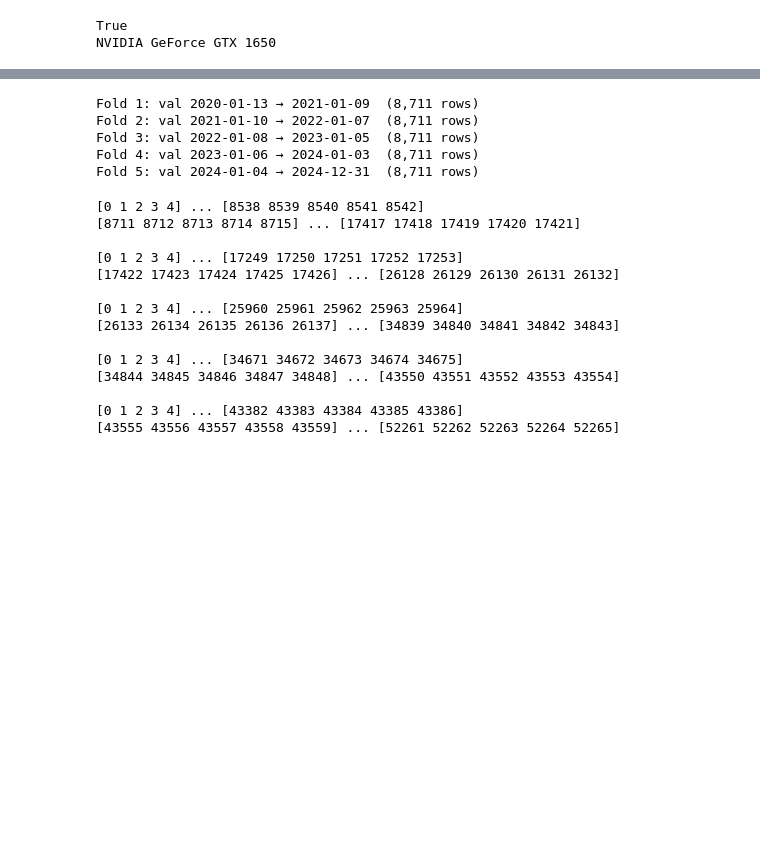
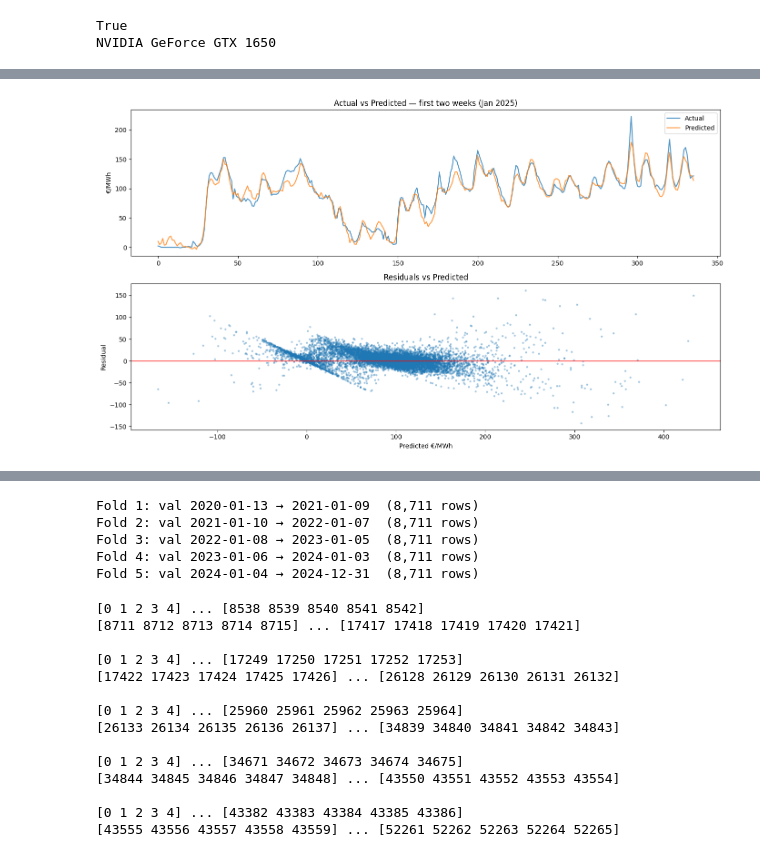
Before and after one commit to Ati-PK/WattWise, a Jupyter notebook: notebooks/Modeling_Josip.ipynb, the cells around one changed output, grey strips where cells are left out. Cells and saved outputs as stored; diff of their text form; code cells hidden in the pictures; blank space fills up the shorter version.

```diff
--- a/notebooks/Modeling_Josip.ipynb
+++ b/notebooks/Modeling_Josip.ipynb
@@ -155,0 +230,15 @@ Linear Regression 22.378702 15.507908  0.802476
+# %%
+LOW_IMPORTANCE_DROP = [
+    'is_peak_hour',        # importance = 1
+    'is_crisis_period',    # importance = 7
+    'is_hol_or_week',      # importance = 16
+]
+
+feature_cols_v2 = [c for c in feature_cols if c not in LOW_IMPORTANCE_DROP]
+
+X_train_v2 = X_train[feature_cols_v2]
+X_test_v2  = X_test[feature_cols_v2]
+
+lgbm_v2 = LGBMRegressor(n_estimators=300, random_state=42, device='gpu', verbose=-1)
+lgbm_v2.fit(X_train_v2, y_train)
+results.append(evaluate_model('LightGBM v2 (pruned)', y_test, lgbm_v2.predict(X_test_v2)))
@@ -155,0 +281,26 @@ Linear Regression 22.378702 15.507908  0.802476
+# %%
+import matplotlib.pyplot as plt
+
+y_pred_best = lgbm_v2.predict(X_test_v2)
+
+fig, axes = plt.subplots(2, 1, figsize=(14, 8))
+
+# Plot 1: predicted vs actual (prva 2 tjedna)
+axes[0].plot(y_test.values[:336], label='Actual', alpha=0.8)
+axes[0].plot(y_pred_best[:336], label='Predicted', alpha=0.8)
+axes[0].set_title('Actual vs Predicted — first two weeks (Jan 2025)')
+axes[0].legend()
+axes[0].set_ylabel('€/MWh')
+
+# Plot 2: residuals
+residuals = y_test.values - y_pred_best
+axes[1].scatter(y_pred_best, residuals, alpha=0.3, s=5)
+axes[1].axhline(0, color='red', linewidth=1)
+axes[1].set_title('Residuals vs Predicted')
+axes[1].set_xlabel('Predicted €/MWh')
+axes[1].set_ylabel('Residual')
+
+plt.tight_layout()
+plt.show()
+# %% [output]
+[figure, added]
```
Also changed, not shown: parts of 29 cells of this notebook, 5 other files.
